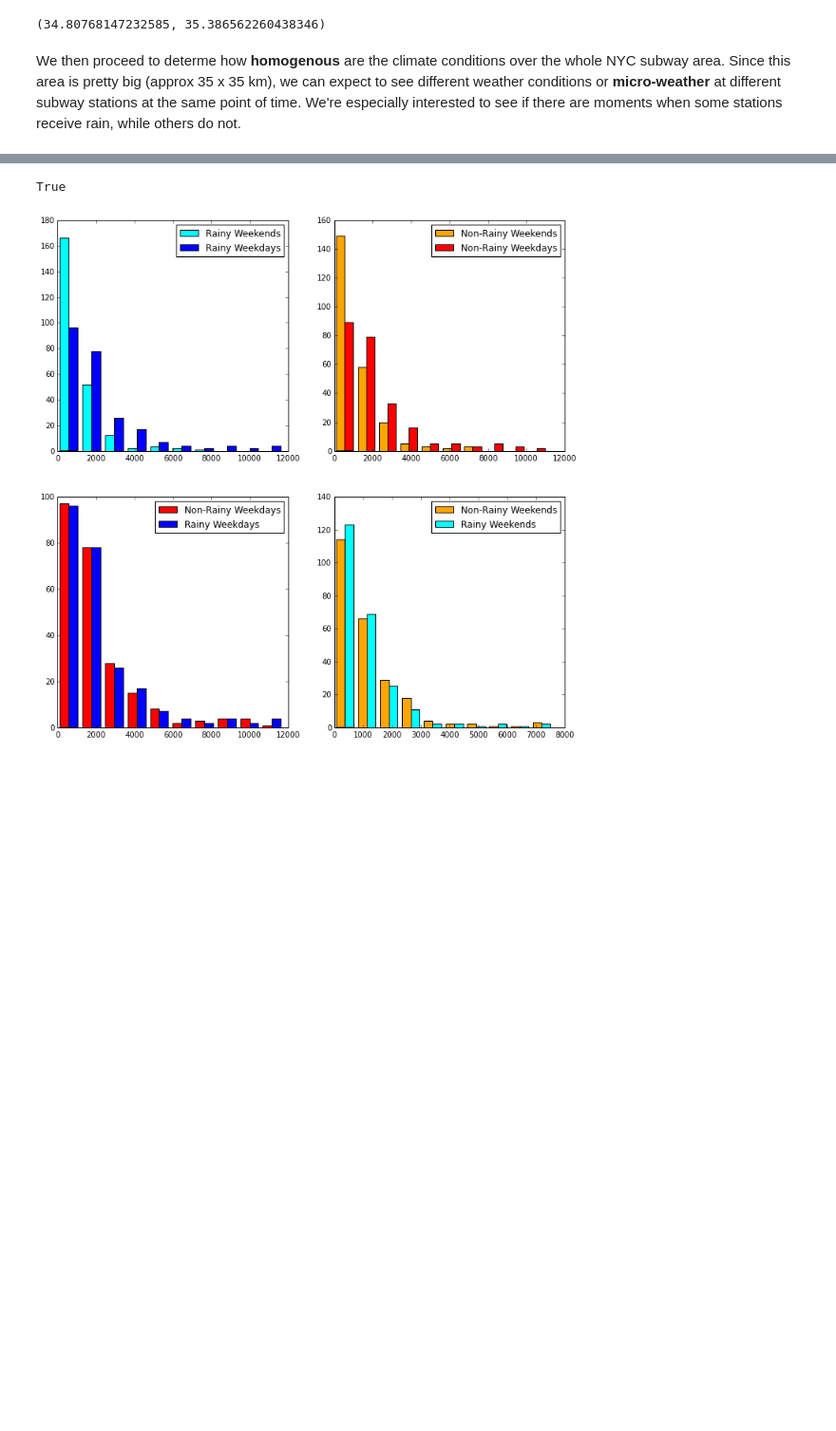
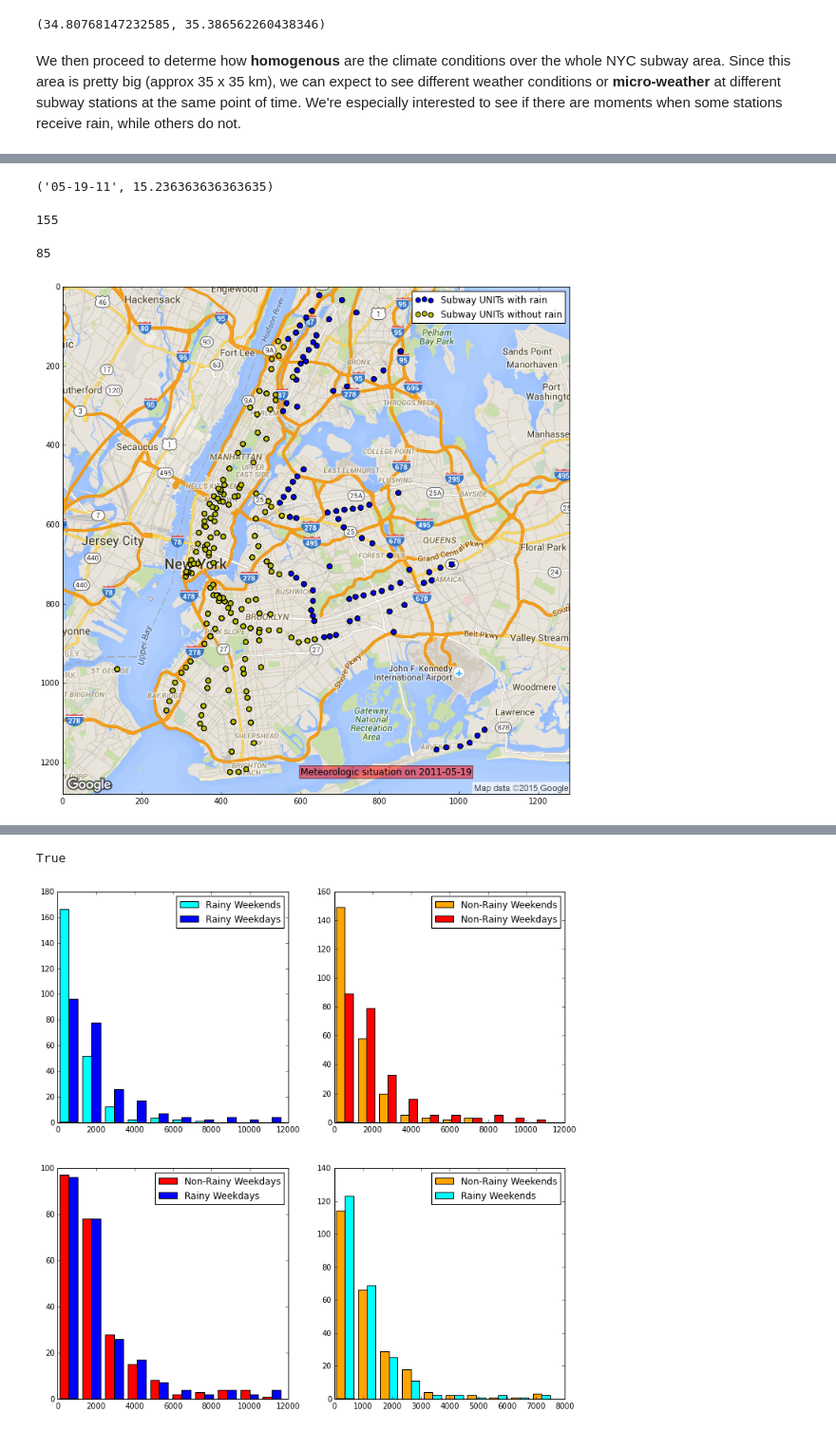
Before and after one commit to ihkihk/datan, a Jupyter notebook: p2_nycsubway/p2_nyc.ipynb, the cells around one changed output, grey strips where cells are left out. Shown at 95% size. Saved outputs shown, nothing was run; the diff lists cells and outputs as text; code cells hidden in the pictures; blank space fills up the shorter version.

```diff
--- a/p2_nycsubway/p2_nyc.ipynb
+++ b/p2_nycsubway/p2_nyc.ipynb
@@ -440,7 +457,7 @@ extents_NS, extents_EW # Area extents of NYC subway, km
 # %% [markdown]
 We then proceed to determe how **homogenous** are the climate conditions over the whole NYC subway area. Since this area is pretty big (approx 35 x 35 km), we can expect to see different weather conditions or **micro-weather** at different subway stations at the same point of time. We're especially interested to see if there are moments when some stations receive rain, while others do not.
 # %%
-dates_group = df.groupby("datetime")
+dates_group = df.groupby("DATEn")
 # %%
 # Determine the times when we've had both "rainy" and "non-rainy" stations
 dates_group.rain.nunique()[dates_group.rain.nunique() > 1]
@@ -480,0 +510,8 @@ We will ???????????
+# %%
+# We find the moment when the ratio of UNITs with rain to those without rain is as close to 0.5 as possible
+dt_with_rain_norain_counts = dates_group.rain.apply(lambda x: abs(50.0-sum(x)/len(x)*100))
+dt_with_rain_norain_counts.idxmin(), dt_with_rain_norain_counts.loc[dt_with_rain_norain_counts.idxmin()]
+# %% [output]
+('05-19-11', 15.236363636363635)
+# %%
+date110519 = dates_group.get_group("05-19-11")
@@ -480,0 +520,32 @@ We will ???????????
+# %%
+# Number of UNITs with rain at the found moment
+date110519_rainy_units = date110519_rain_group.get_group(1).UNIT.unique()
+date110519_rainy_units.size
+# %% [output]
+155
+# %%
+# Number of UNITs without rain at the found moment
+date110519_nonrainy_units = date110519_rain_group.get_group(0).UNIT.unique()
+date110519_nonrainy_units.size
+# %% [output]
+85
+# %%
+# Plot the UNITs with rain in blue, and the ones without rain in yellow
+
+date110519_unit_rain = date110519[['UNIT','rain']]
+date110519_unit_rain.set_index('UNIT', inplace=True)
+bb = date110519_unit_rain.merge(unit_coords, left_index=True, right_index=True)
+
+plt.rcParams['figure.figsize'] = (12.0, 12.0)
+plt.imshow(google_nyc_map)
+xxr, yyr = zip(*bb[bb.rain==0].pic_coords.values)
+plt.scatter(xxr, yyr, c='b', s=40,label = "Subway UNITs with rain")
+xxr, yyr = zip(*bb[bb.rain==1].pic_coords.values)
+plt.scatter(xxr, yyr, c='y', s=40,label = "Subway UNITs without rain")
+plt.axis([0,google_nyc_map.shape[0],google_nyc_map.shape[1],0])
+plt.text(600, 1230, "Meteorologic situation on 2011-05-19", fontsize=12,bbox=dict(facecolor='red', alpha=0.5))
+plt.legend()
+
+plt.savefig("images/map_half_rain_half_norain.png", dpi=200, bbox_inches='tight')
+# %% [output]
+[figure, added]
```
Also changed, not shown: parts of 52 cells of this notebook, 12 other files.
